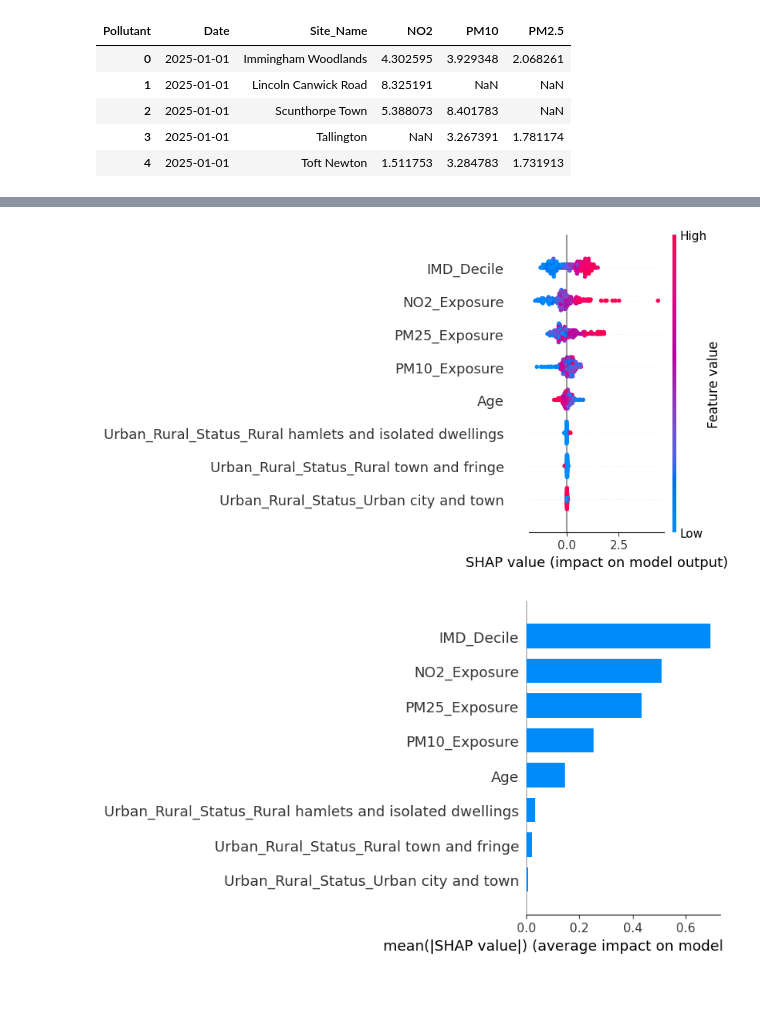
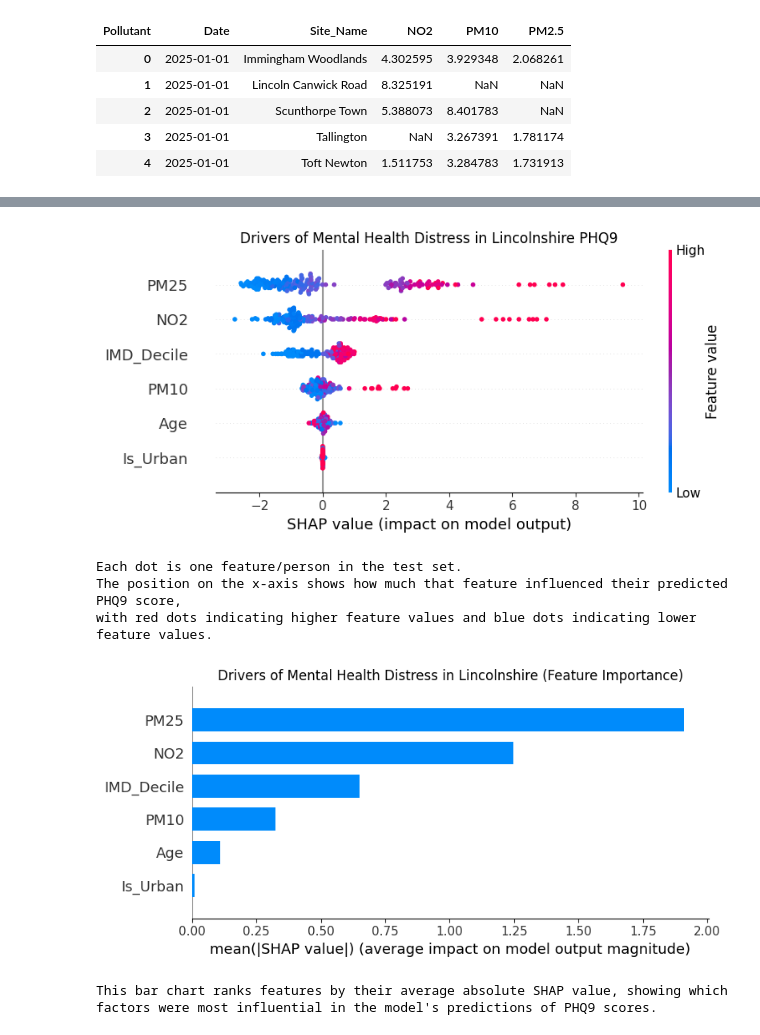
Before and after one commit to jondave/mental_health_ml, a Jupyter notebook: LUMHR_Mental_Health_ML_Task.ipynb, the cells around one changed output, grey strips where cells are left out. Saved outputs shown, nothing was run; the diff lists cells and outputs as text; code cells hidden in the pictures; blank space fills up the shorter version.

```diff
--- a/LUMHR_Mental_Health_ML_Task.ipynb
+++ b/LUMHR_Mental_Health_ML_Task.ipynb
@@ -547,24 +612,30 @@ SHAP values are used to inspect global feature importance and feature effect pat
 # %%
 import shap
+import matplotlib.pyplot as plt
 
-# Transform data using the fitted preprocessor
-Xt_train = model.named_steps['preprocess'].transform(X_train)
-Xt_test = model.named_steps['preprocess'].transform(X_test)
+# TreeExplainer for Random Forest model
+explainer = shap.TreeExplainer(model)
+shap_values = explainer.shap_values(X_test)
 
-# Recover feature names after one-hot encoding
-ohe = model.named_steps['preprocess'].named_transformers_['cat']
-cat_feature_names = ohe.get_feature_names_out(['Urban_Rural_Status'])
-feature_names = list(cat_feature_names) + list(numeric_features)
+# SHAP Summary Plot (dot/beeswarm)
+shap.summary_plot(shap_values, X_test, show=False)
+plt.title('Drivers of Mental Health Distress in Lincolnshire PHQ9')
+plt.tight_layout()
+plt.show()
 
-rf_model = model.named_steps['model']
-explainer = shap.TreeExplainer(rf_model)
-shap_values = explainer.shap_values(Xt_test)
+print('Each dot is one feature/person in the test set.\nThe position on the x-axis shows how much that feature influenced their predicted PHQ9 score,\nwith red dots indicating higher feature values and blue dots indicating lower feature values.')
 
-# Global feature importance
-shap.summary_plot(shap_values, Xt_test, feature_names=feature_names)
+# SHAP Feature Importance Bar Chart
+shap.summary_plot(shap_values, X_test, plot_type='bar', show=False)
+plt.title('Drivers of Mental Health Distress in Lincolnshire (Feature Importance)')
+plt.tight_layout()
+plt.show()
 
-# Bar chart version for quick ranking
-shap.summary_plot(shap_values, Xt_test, feature_names=feature_names, plot_type='bar')
+print('This bar chart ranks features by their average absolute SHAP value, showing which factors were most influential in the model\'s predictions of PHQ9 scores.')
 # %% [output]
-[figure, old version]
+[figure, new version]
+Each dot is one feature/person in the test set.
+The position on the x-axis shows how much that feature influenced their predicted PHQ9 score,
+with red dots indicating higher feature values and blue dots indicating lower feature values.
-[figure, old version]
+[figure, new version]
+This bar chart ranks features by their average absolute SHAP value, showing which factors were most influential in the model's predictions of PHQ9 scores.
```
Also changed, not shown: parts of 20 cells of this notebook, 1 other file.
